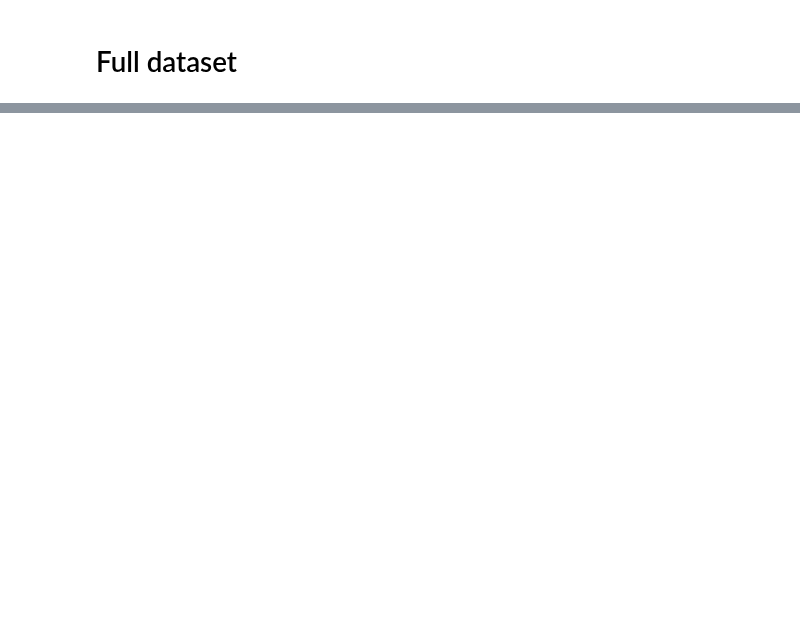
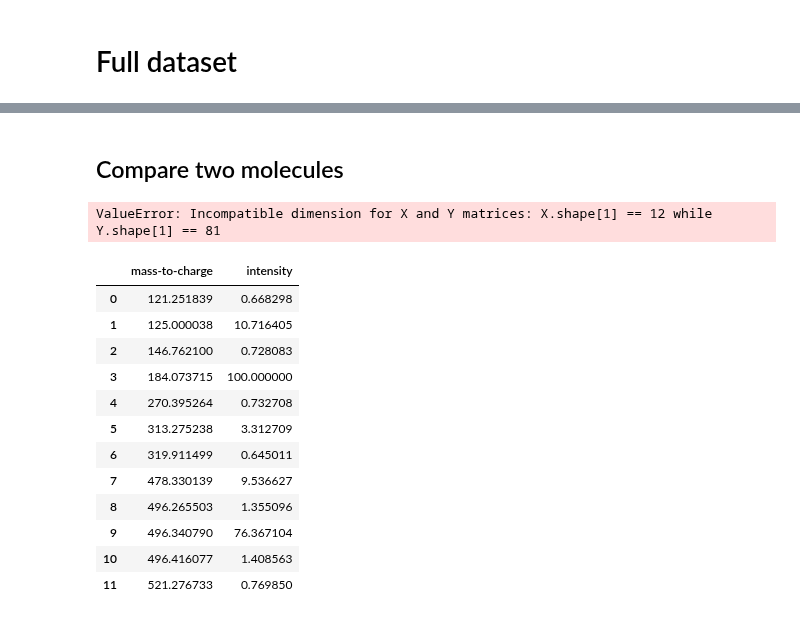
Before and after one commit to etienneguevel/annotix, a Jupyter notebook: notebooks/explo.ipynb, the cells around one changed output, grey strips where cells are left out. Saved outputs shown, nothing was run; the diff lists cells and outputs as text; code cells hidden in the pictures; blank space fills up the shorter version.

```diff
--- a/notebooks/explo.ipynb
+++ b/notebooks/explo.ipynb
@@ -137,0 +135,29 @@ for pos, test_case in enumerate(sample):
+# %% [markdown]
+## Compare two molecules
+# %%
+baseline = molecules[0]
+unknown = molecules[1]
+# %%
+spec_baseline = baseline.spectrum
+spec_unknown = unknown.spectrum
+# %%
+from sklearn.metrics.pairwise import cosine_similarity
+cosine_similarity(spec_baseline.values, spec_unknown.values)
+# %% [output]
+ValueError: Incompatible dimension for X and Y matrices: X.shape[1] == 12 while Y.shape[1] == 81
+# %%
+spec_baseline
+# %% [output]
+|  | mass-to-charge | intensity |
+| 0 | 121.251839 | 0.668298 |
+| 1 | 125.000038 | 10.716405 |
+| 2 | 146.762100 | 0.728083 |
+| 3 | 184.073715 | 100.000000 |
+| 4 | 270.395264 | 0.732708 |
+| 5 | 313.275238 | 3.312709 |
+| 6 | 319.911499 | 0.645011 |
+| 7 | 478.330139 | 9.536627 |
+| 8 | 496.265503 | 1.355096 |
+| 9 | 496.340790 | 76.367104 |
+| 10 | 496.416077 | 1.408563 |
+| 11 | 521.276733 | 0.769850 |
```
Also changed, not shown: parts of 9 cells of this notebook, 5 other files.
